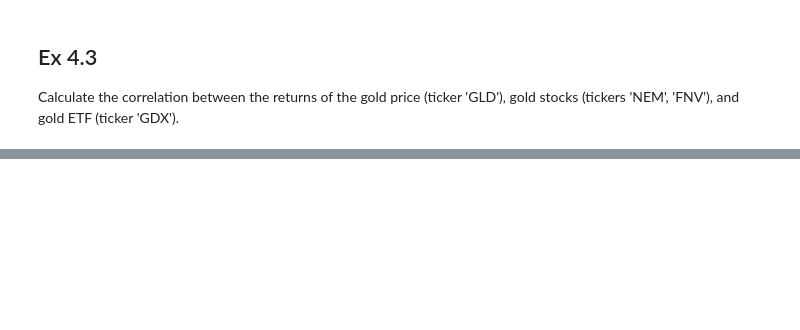
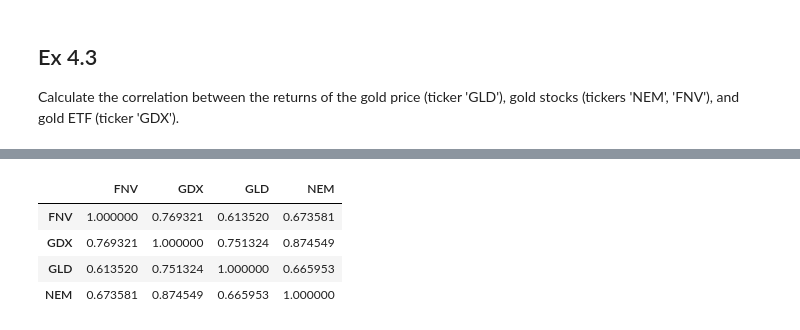
Before and after one commit to halilcodes/quant-trading-essentials, a Jupyter notebook: Chapter4_exercises.ipynb, the cells around one changed output, grey strips where cells are left out. Drawn from its saved outputs; the diff is of its cells as text; code cells hidden in the pictures; blank space fills up the shorter version.

```diff
--- a/Chapter4_exercises.ipynb
+++ b/Chapter4_exercises.ipynb
@@ -55,0 +88,8 @@ Calculate the correlation between the returns of the gold price (ticker 'GLD'),
+# %%
+gld_pct_change.corr()
+# %% [output]
+|  | FNV | GDX | GLD | NEM |
+| FNV | 1.000000 | 0.769321 | 0.613520 | 0.673581 |
+| GDX | 0.769321 | 1.000000 | 0.751324 | 0.874549 |
+| GLD | 0.613520 | 0.751324 | 1.000000 | 0.665953 |
+| NEM | 0.673581 | 0.874549 | 0.665953 | 1.000000 |
```
Also changed, not shown: parts of 7 cells of this notebook.
